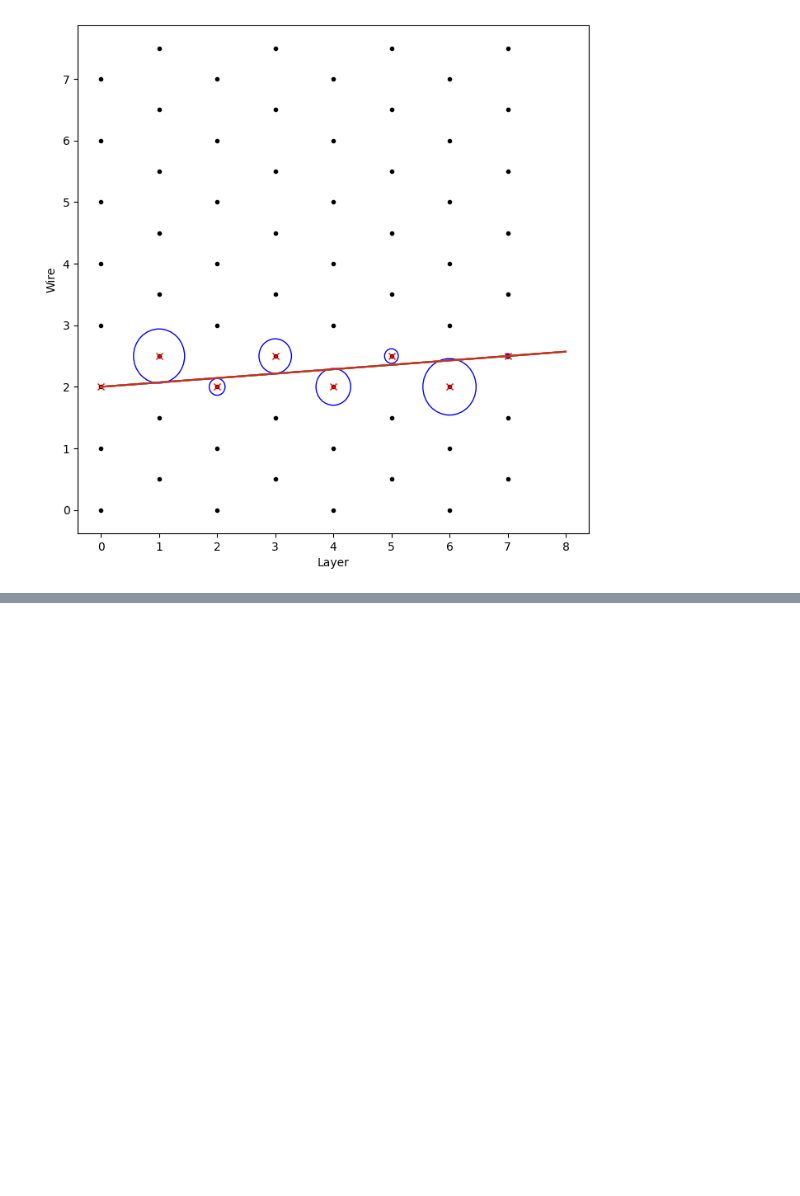
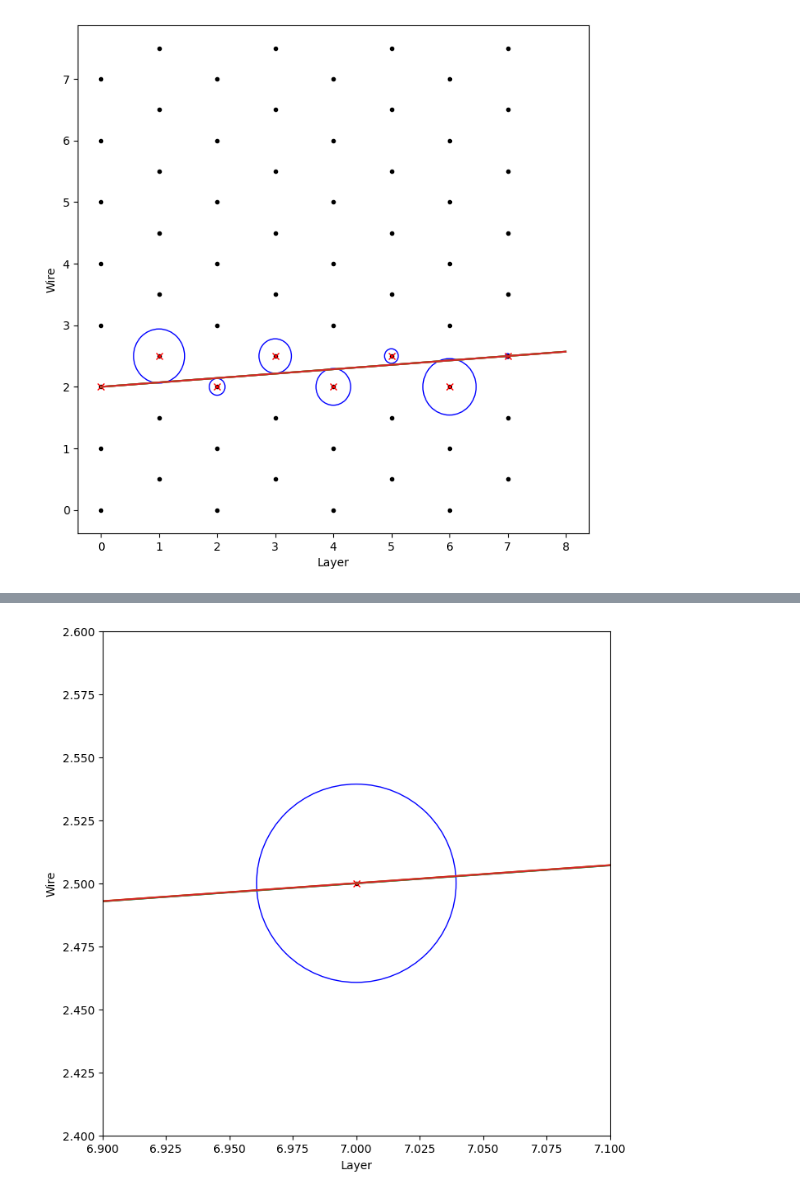
Before and after one commit to amh-137/STC-drift-time, a Jupyter notebook: py-test/test.ipynb, the cells around one changed output, grey strips where cells are left out. Saved outputs shown, nothing was run; the diff lists cells and outputs as text; code cells hidden in the pictures; blank space fills up the shorter version.

```diff
--- a/py-test/test.ipynb
+++ b/py-test/test.ipynb
@@ -190,0 +215,14 @@ for l in ls:
+# %%
+ax = plot_TDC_circles(get_basic_plot(), v*DIVIDER)
+# get the tangent to the first and last circle
+c1 = circle(conv_hit_to_coords(layer[0], wire[0])[0], conv_hit_to_coords(layer[0], wire[0])[1], tdc[0] / DIVIDER * v)
+c2 = circle(conv_hit_to_coords(layer[7], wire[7])[0], conv_hit_to_coords(layer[7], wire[7])[1], tdc[7] / DIVIDER * v)
+ls = get_tangents_to_two_circles(c1, c2)
+for l in ls:
+    ax = l.plot(ax, 0, 8)
+
+ax.set_xlim(6.9, 7.1)
+ax.set_ylim(2.4,2.6)
+plt.show()
+# %% [output]
+[figure, added]
```
Also changed, not shown: parts of 5 cells of this notebook, 3 other files.
